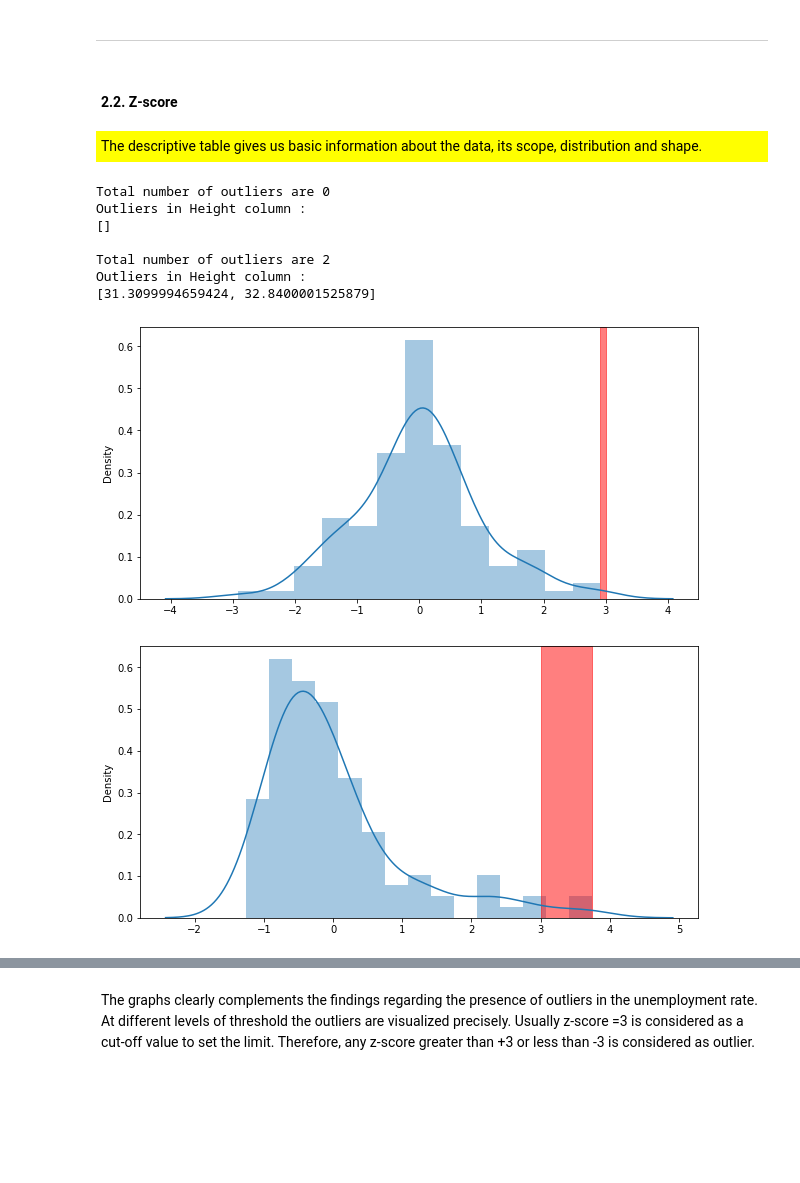
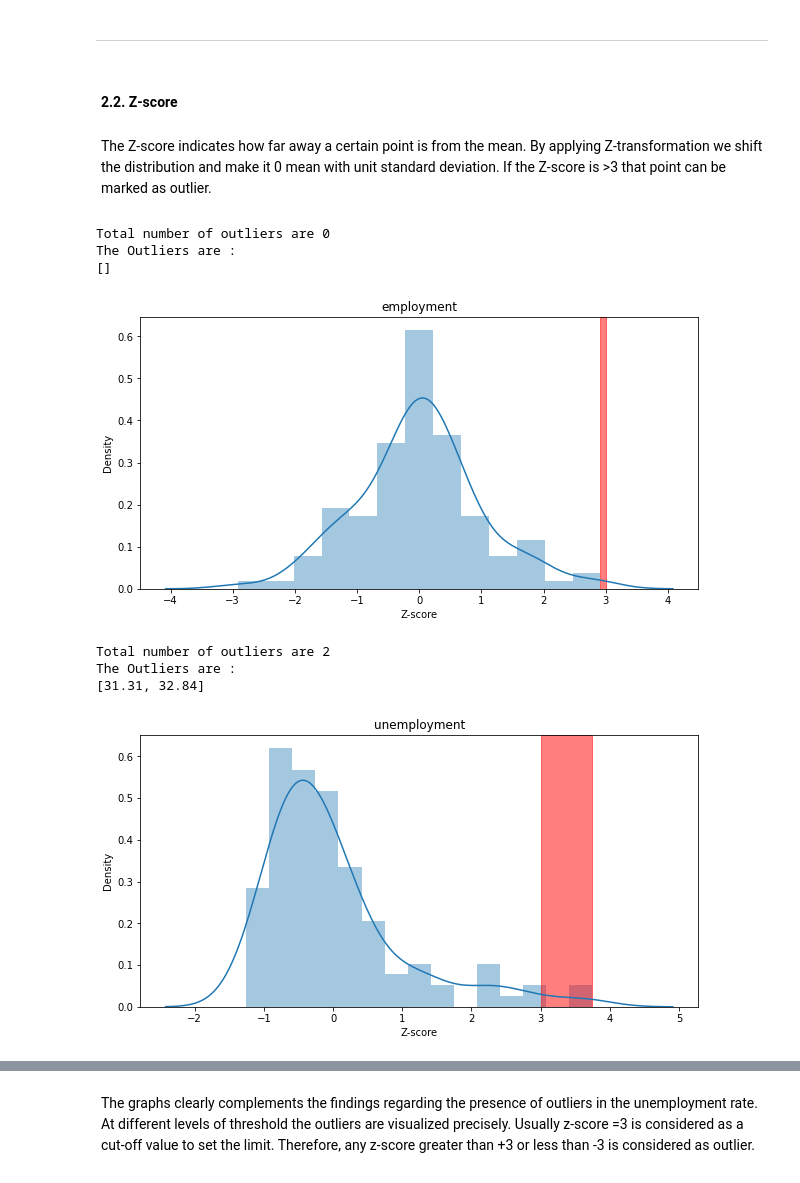
Before and after one commit to StefanRaychev/Methodology-for-Outliers-Detection, a Jupyter notebook: Outliers.ipynb, the cells around one changed output, grey strips where cells are left out. Saved outputs shown, nothing was run; the diff lists cells and outputs as text; code cells hidden in the pictures; blank space fills up the shorter version.

```diff
--- a/Outliers.ipynb
+++ b/Outliers.ipynb
@@ -334,7 +334,7 @@ statsmodels.stats.descriptivestats.describe(empl_unempl_world).round(2)
 ---
 # %% [markdown]
 <h4 style="color:black; background-color:white; padding:5px; padding-bottom:10px; margin-bottom:-10px">2.2. Z-score</h4>
-<p style="color:black; background-color:yellow; padding:5px"> The descriptive table gives us basic information about the data, its scope, distribution and shape.</p>
+<p style="color:black; background-color:white; padding:5px">The Z-score indicates how far away a certain point is from the mean. By applying Z-transformation we shift the distribution and make it 0 mean with unit standard deviation.  If the Z-score is >3 that point can be marked as outlier. </p>
 # %%
 def zscore_outliers(df, indicators):
     for indicator in indicators:
@@ -351,24 +351,25 @@ def zscore_outliers(df, indicators):
                 outliers.append(i)
         print("Total number of outliers are",len(outliers))
 
-        print(f"Outliers in Height column : \n{outliers}\n")
+        print(f"The Outliers are : \n{outliers}\n")
 
         plt.figure(figsize = (10,5))
-        sns.distplot(zscore)
+        sns.distplot(zscore).set_title(indicator)
+        plt.xlabel("Z-score")
         plt.axvspan(xmin = 3 ,xmax= max(zscore),alpha=0.5, color='red')
+        plt.show()
 # %%
 indicators = ["employment", "unemployment"]
-out_zscore(empl_unempl_world, indicators)
+zscore_outliers(empl_unempl_world, indicators)
 # %% [output]
 Total number of outliers are 0
-Outliers in Height column :
+The Outliers are :
 []
-
-Total number of outliers are 2
-Outliers in Height column :
-[31.3099994659424, 32.8400001525879]
-[figure, old version]
+[figure, new version]
+Total number of outliers are 2
+The Outliers are :
+[31.31, 32.84]
-[figure, old version]
+[figure, new version]
 # %%
 def z_score(df, threshold=1):
     mean, std = np.mean(df), np.std(df)
```
Also changed, not shown: parts of 19 cells of this notebook.
